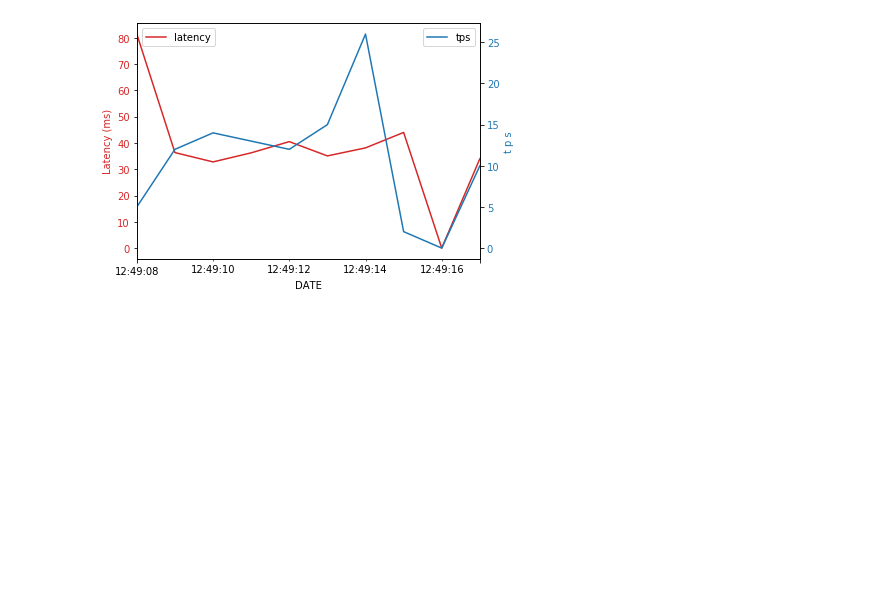
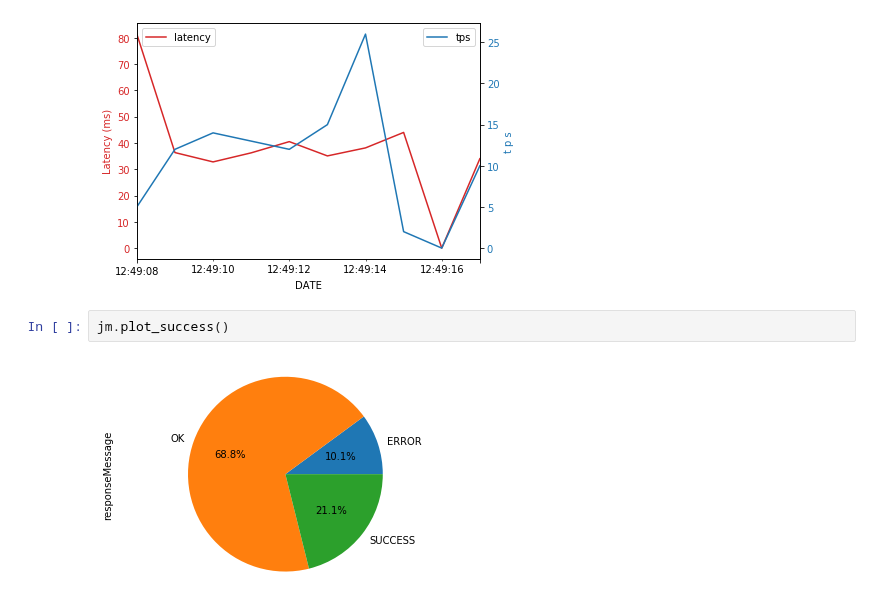
Before and after one commit to sylhare/docker-stats-graph, a Jupyter notebook: docker_stats_example.ipynb, the cells around one changed output. Saved outputs shown, nothing was run; the diff lists cells and outputs as text; blank space fills up the shorter version.

Commit message:
Add plot success

```diff
--- a/docker_stats_example.ipynb
+++ b/docker_stats_example.ipynb
@@ -61,3 +69,7 @@ jm.plot_tps()
 jm.plot_both()
 # %% [output]
 [figure]
+# %%
+jm.plot_success()
+# %% [output]
+[figure, added]
```
Also changed, not shown: parts of 2 cells of this notebook, 2 other files.
